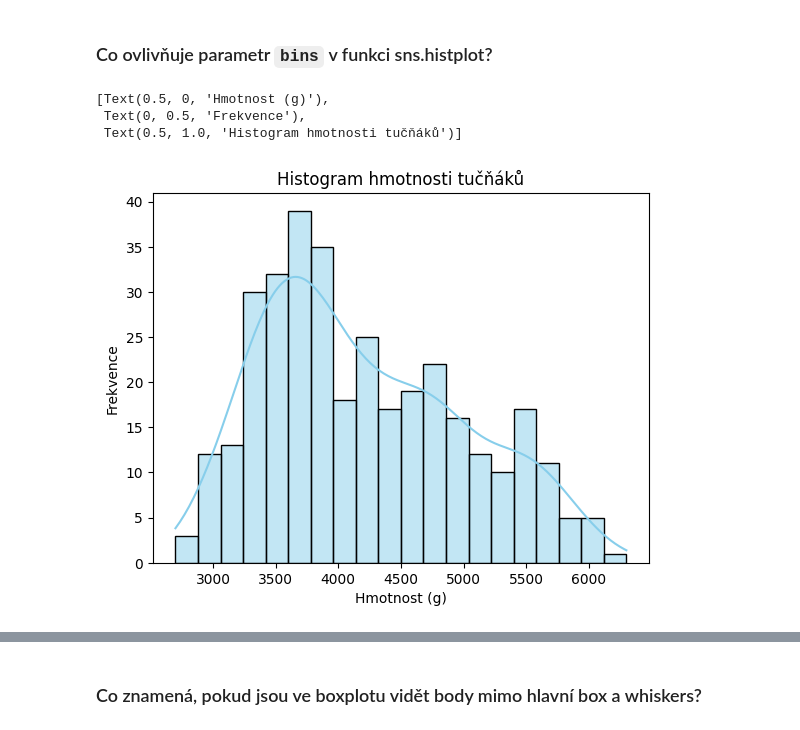
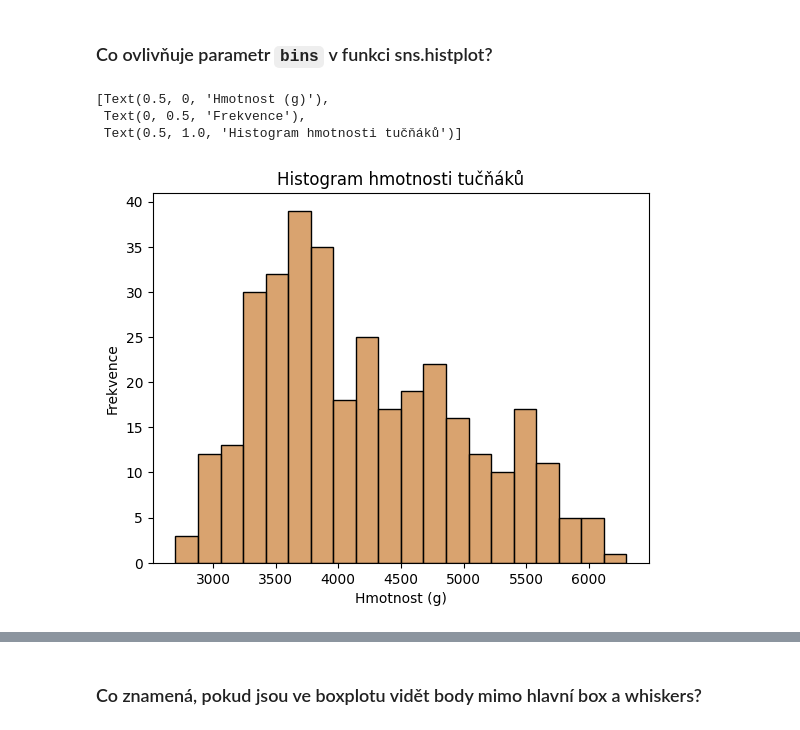
Before and after one commit to AnetaPopelova/czechitas-python-pro-datovou-analyzu-2024-09, a Jupyter notebook: notebooks/reseni-kvizu/kviz-04.ipynb, the cells around one changed output, grey strips where cells are left out. Drawn from its saved outputs; the diff is of its cells as text; code cells hidden in the pictures.

```diff
--- a/notebooks/reseni-kvizu/kviz-04.ipynb
+++ b/notebooks/reseni-kvizu/kviz-04.ipynb
@@ -143,22 +146,20 @@ sns.histplot(data["body_mass_g"])
 # %% [markdown]
 ### Co ovlivňuje parametr `bins` v funkci sns.histplot?
 # %%
-# Počet sloupců histogramu
-
 # Vytvoření histogramu s nastavením počtu binů
 ax = sns.histplot(data["body_mass_g"],
     bins=20,
-    kde=True,
-    color="skyblue")
+    color="peru",
+   )
 
 # Nastavení parametrů os a názvu grafu
 ax.set(
     xlabel="Hmotnost (g)",
     ylabel="Frekvence",
     title="Histogram hmotnosti tučňáků",
 )
 # %% [output]
 [Text(0.5, 0, 'Hmotnost (g)'),
  Text(0, 0.5, 'Frekvence'),
  Text(0.5, 1.0, 'Histogram hmotnosti tučňáků')]
-[figure, old version]
+[figure, new version]
```
Also changed, not shown: parts of 4 cells of this notebook.
